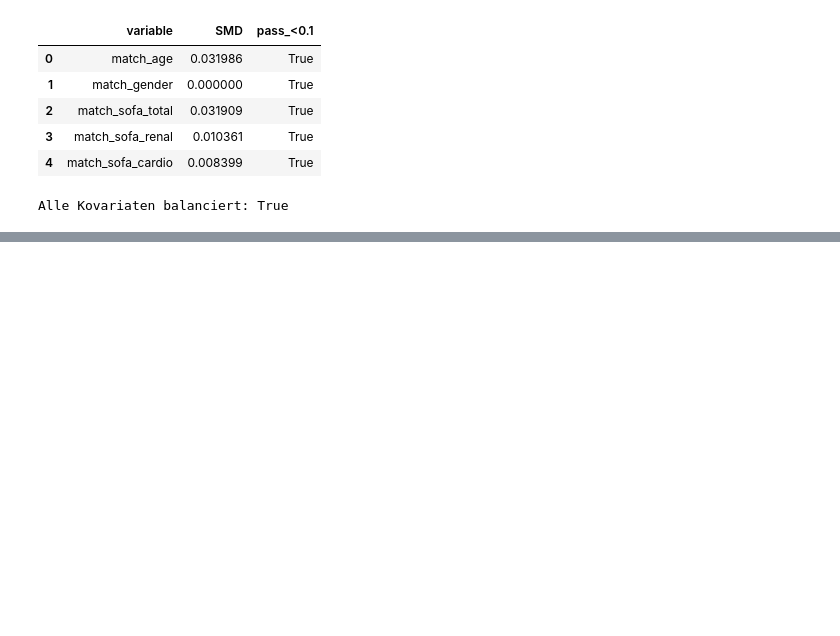
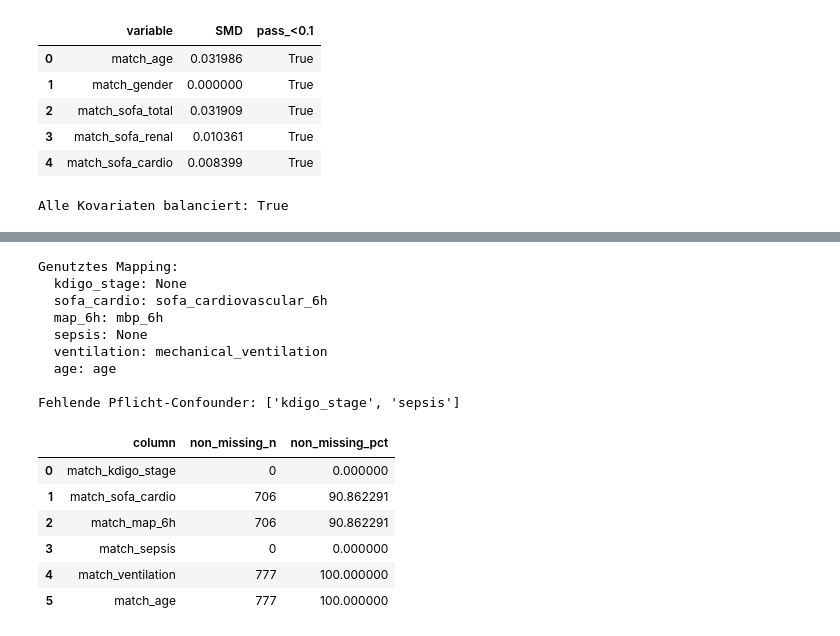
Before and after one commit to SimonKossack/mimiciii-BioMedicalProject, a Jupyter notebook: report_abgabe/nieren/07_saps2_presentation_only.ipynb, the cells around one changed output, grey strips where cells are left out. Cells and saved outputs as stored; diff of their text form; code cells hidden in the pictures; blank space fills up the shorter version.

Commit message:
more ideas and matching

```diff
--- a/report_abgabe/nieren/07_saps2_presentation_only.ipynb
+++ b/report_abgabe/nieren/07_saps2_presentation_only.ipynb
@@ -6271,0 +6931,53 @@ Alle Kovariaten balanciert: True
+# %%
+# --- Pflicht-Confounder robust aus Utils bauen ---
+from importlib import reload
+import src.utils as _utils
+
+_utils = reload(_utils)
+
+if "d_final" not in globals():
+    raise RuntimeError("d_final fehlt - bitte Final-Protocol-Zelle zuerst ausfuehren")
+
+_source = df_for_matching if "df_for_matching" in globals() else None
+
+d_final_mand, mandatory_map, mandatory_missing = _utils.build_mandatory_matching_confounders(
+    d_final,
+    source_df=_source,
+    id_col="icustay_id",
+    strict=False,
+)
+
+print("Genutztes Mapping:")
+for k, v in mandatory_map.items():
+    print(f"  {k}: {v}")
+
+print("\nFehlende Pflicht-Confounder:", mandatory_missing)
+
+mand_cols = _utils.get_mandatory_matching_columns()
+coverage = pd.DataFrame({
+    "column": mand_cols,
+    "non_missing_n": [int(d_final_mand[c].notna().sum()) for c in mand_cols],
+    "non_missing_pct": [100.0 * d_final_mand[c].notna().mean() for c in mand_cols],
+})
+
+display(coverage)
+
+# Fuer spaetere Matching-Zellen bereitstellen
+df_protocol_cohort_mandatory = d_final_mand.copy()
+# %% [output]
+Genutztes Mapping:
+  kdigo_stage: None
+  sofa_cardio: sofa_cardiovascular_6h
+  map_6h: mbp_6h
+  sepsis: None
+  ventilation: mechanical_ventilation
+  age: age
+
+Fehlende Pflicht-Confounder: ['kdigo_stage', 'sepsis']
+|  | column | non_missing_n | non_missing_pct |
+| 0 | match_kdigo_stage | 0 | 0.000000 |
+| 1 | match_sofa_cardio | 706 | 90.862291 |
+| 2 | match_map_6h | 706 | 90.862291 |
+| 3 | match_sepsis | 0 | 0.000000 |
+| 4 | match_ventilation | 777 | 100.000000 |
+| 5 | match_age | 777 | 100.000000 |
```
Also changed, not shown: parts of 11 cells of this notebook, 4 other files.
